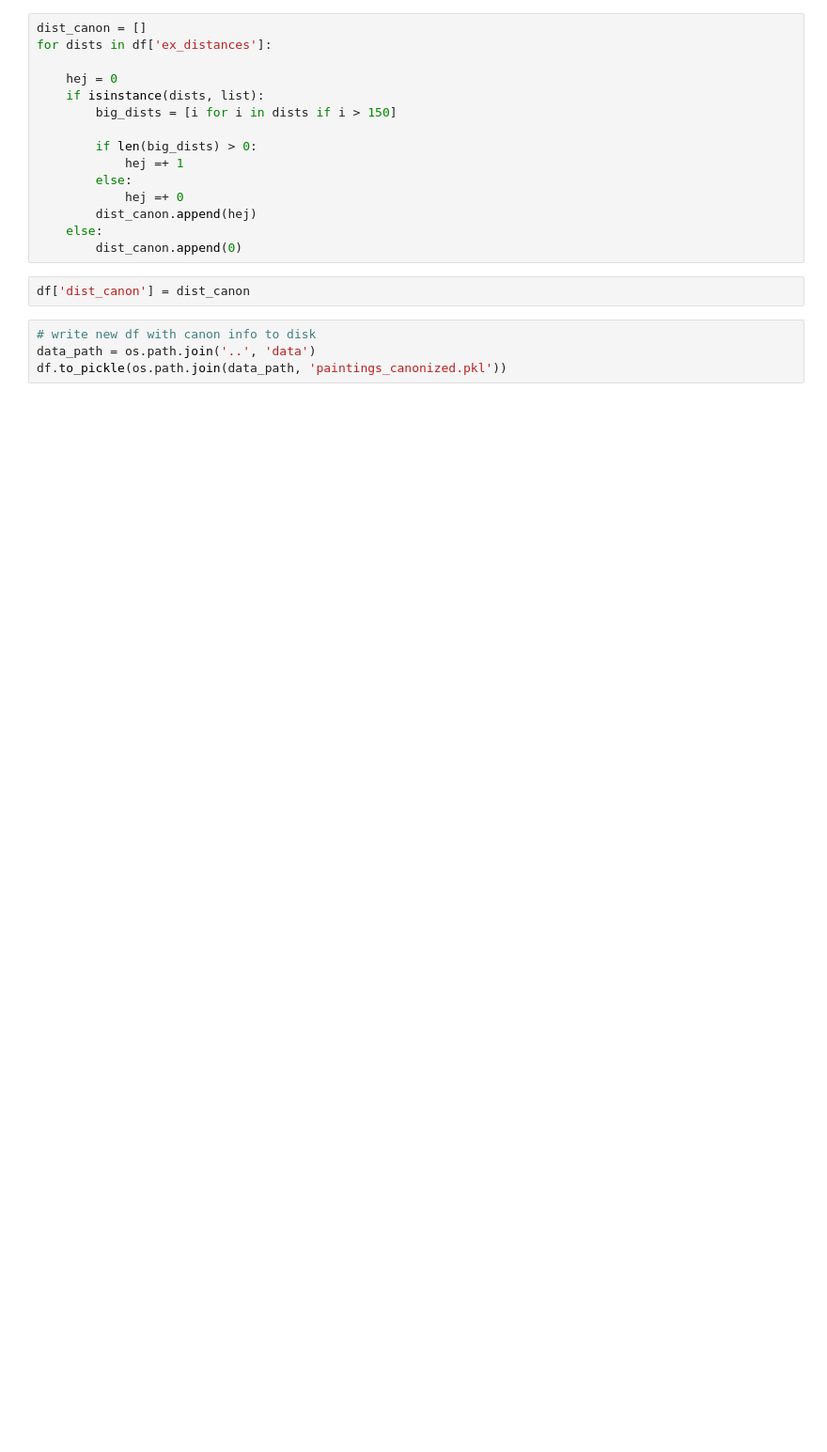
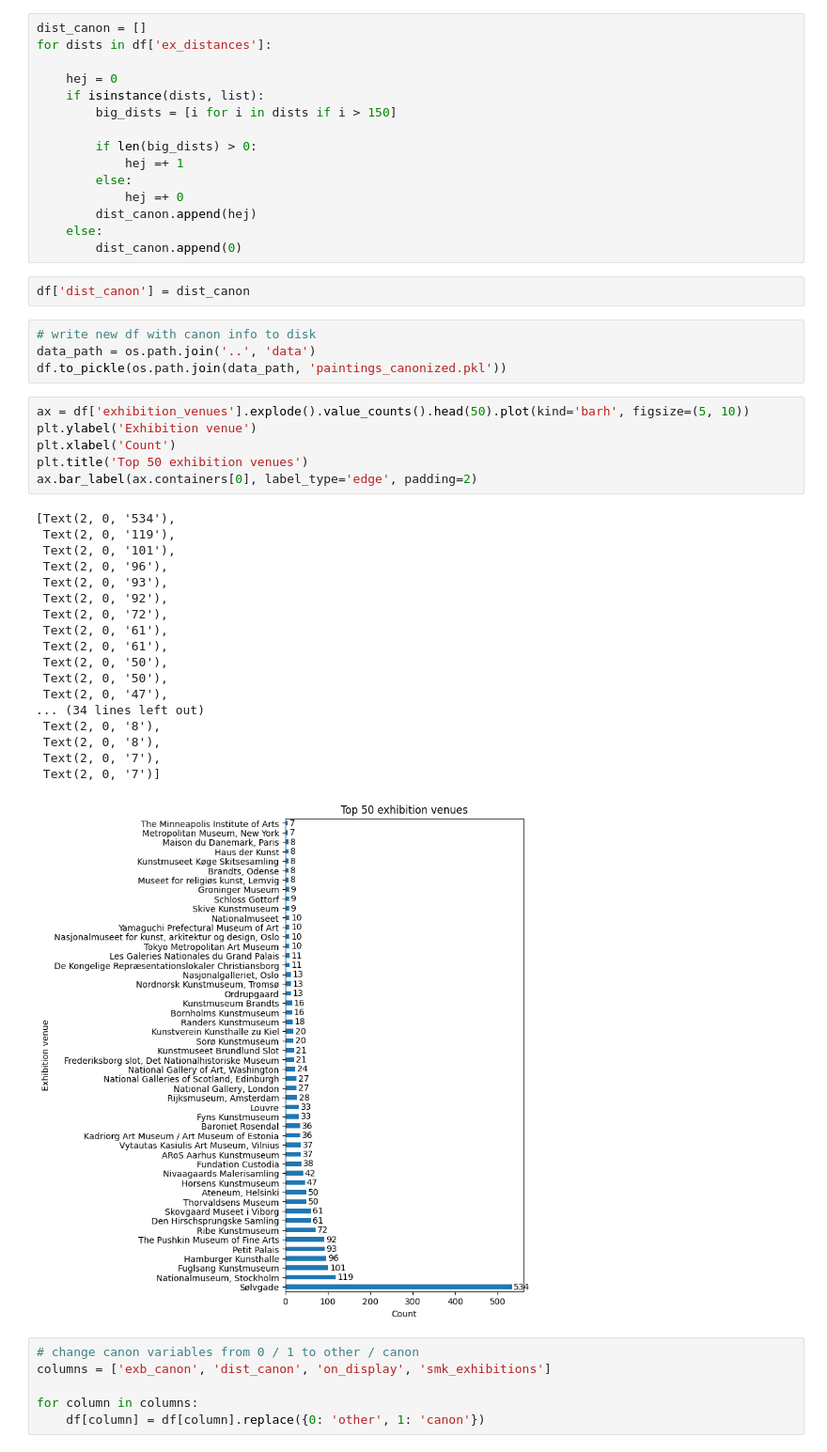
Before and after one commit to centre-for-humanities-computing/canon-paintings-smk, a Jupyter notebook: nbs/exhibitions.ipynb, the cells around one changed output. Shown: that part at 94% size. Drawn from its saved outputs; the diff is of its cells as text; blank space fills up the shorter version.

```diff
--- a/nbs/exhibitions.ipynb
+++ b/nbs/exhibitions.ipynb
@@ -253,3 +255,34 @@ df['dist_canon'] = dist_canon
 # write new df with canon info to disk
 data_path = os.path.join('..', 'data')
 df.to_pickle(os.path.join(data_path, 'paintings_canonized.pkl'))
+# %%
+ax = df['exhibition_venues'].explode().value_counts().head(50).plot(kind='barh', figsize=(5, 10))
+plt.ylabel('Exhibition venue')
+plt.xlabel('Count')
+plt.title('Top 50 exhibition venues')
+ax.bar_label(ax.containers[0], label_type='edge', padding=2)
+# %% [output]
+[Text(2, 0, '534'),
+ Text(2, 0, '119'),
+ Text(2, 0, '101'),
+ Text(2, 0, '96'),
+ Text(2, 0, '93'),
+ Text(2, 0, '92'),
+ Text(2, 0, '72'),
+ Text(2, 0, '61'),
+ Text(2, 0, '61'),
+ Text(2, 0, '50'),
+ Text(2, 0, '50'),
+ Text(2, 0, '47'),
+... (34 lines left out)
+ Text(2, 0, '8'),
+ Text(2, 0, '8'),
+ Text(2, 0, '7'),
+ Text(2, 0, '7')]
+[figure, added]
+# %%
+# change canon variables from 0 / 1 to other / canon
+columns = ['exb_canon', 'dist_canon', 'on_display', 'smk_exhibitions']
+
+for column in columns:
+    df[column] = df[column].replace({0: 'other', 1: 'canon'})
```
Also changed, not shown: parts of 10 cells of this notebook, 1 other file.
